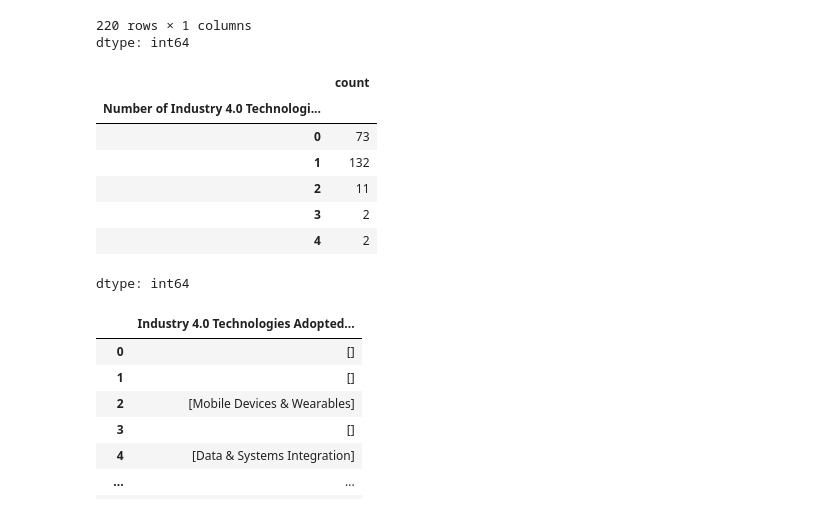
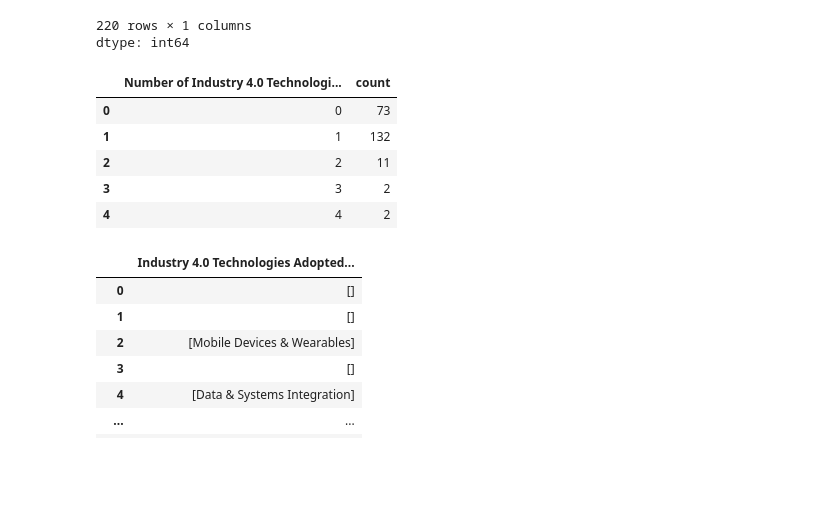
Before and after one commit to roughhawkbit/digi-inno-road-prod, a Jupyter notebook: analysis/2_Distributions_Correlations.ipynb, the cells around one changed output. Drawn from its saved outputs; the diff is of its cells as text; code cells hidden in the pictures; blank space fills up the shorter version.

```diff
--- a/analysis/2_Distributions_Correlations.ipynb
+++ b/analysis/2_Distributions_Correlations.ipynb
@@ -546,13 +547,12 @@ roadmaps_df['Number of Industry 4.0 Technologies Adopted']
 220 rows × 1 columns
 dtype: int64
 # %%
-roadmaps_df['Number of Industry 4.0 Technologies Adopted'].value_counts().sort_index()
+num_tech_adopted = roadmaps_df['Number of Industry 4.0 Technologies Adopted'].value_counts().sort_index().reset_index()
+num_tech_adopted
 # %% [output]
-|  | count |
-| Number of Industry 4.0 Technologi... |  |
-| 0 | 73 |
-| 1 | 132 |
-| 2 | 11 |
-| 3 | 2 |
-| 4 | 2 |
+|  | Number of Industry 4.0 Technologi... | count |
+| 0 | 0 | 73 |
+| 1 | 1 | 132 |
+| 2 | 2 | 11 |
+| 3 | 3 | 2 |
+| 4 | 4 | 2 |
-dtype: int64
```
Also changed, not shown: parts of 6 cells of this notebook.
